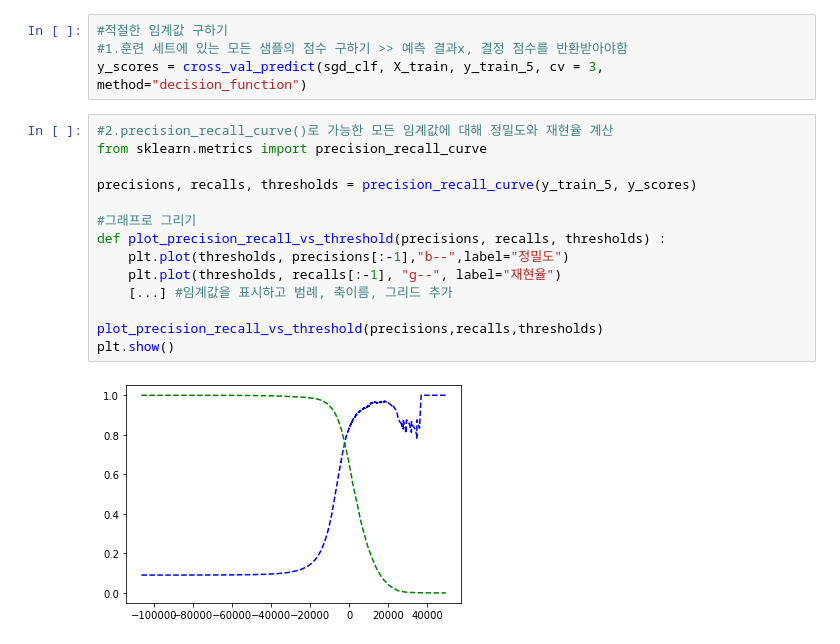
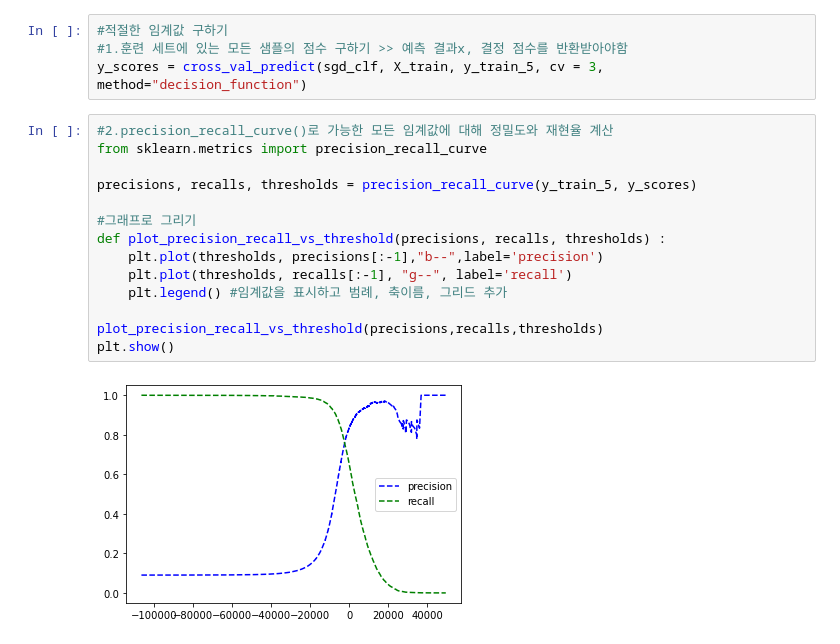
Before and after one commit to Note-YH/Hands-ON-ML-2nd-Edition, a Jupyter notebook: Chapter03.ipynb, the cells around one changed output. Saved outputs shown, nothing was run; the diff lists cells and outputs as text.

```diff
--- a/Chapter03.ipynb
+++ b/Chapter03.ipynb
@@ -239,16 +239,16 @@ y_scores = cross_val_predict(sgd_clf, X_train, y_train_5, cv = 3, method="decisi
 # %%
 #2.precision_recall_curve()로 가능한 모든 임계값에 대해 정밀도와 재현율 계산
 from sklearn.metrics import precision_recall_curve
 
 precisions, recalls, thresholds = precision_recall_curve(y_train_5, y_scores)
 
 #그래프로 그리기
 def plot_precision_recall_vs_threshold(precisions, recalls, thresholds) :
-    plt.plot(thresholds, precisions[:-1],"b--",label="정밀도")
-    plt.plot(thresholds, recalls[:-1], "g--", label="재현율")
-    [...] #임계값을 표시하고 범례, 축이름, 그리드 추가
+    plt.plot(thresholds, precisions[:-1],"b--",label='precision')
+    plt.plot(thresholds, recalls[:-1], "g--", label='recall')
+    plt.legend() #임계값을 표시하고 범례, 축이름, 그리드 추가
 
 plot_precision_recall_vs_threshold(precisions,recalls,thresholds)
 plt.show()
 # %% [output]
-[figure, old version]
+[figure, new version]
```
Also changed, not shown: parts of 18 cells of this notebook.
